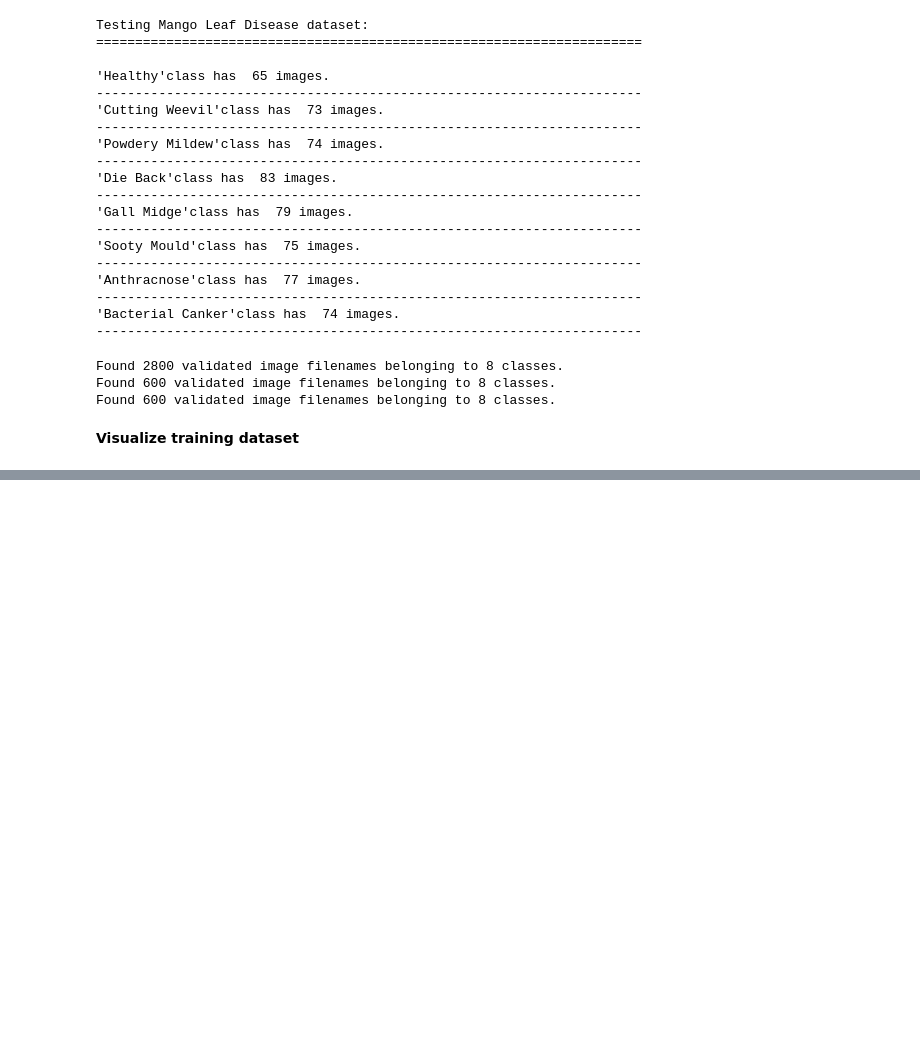
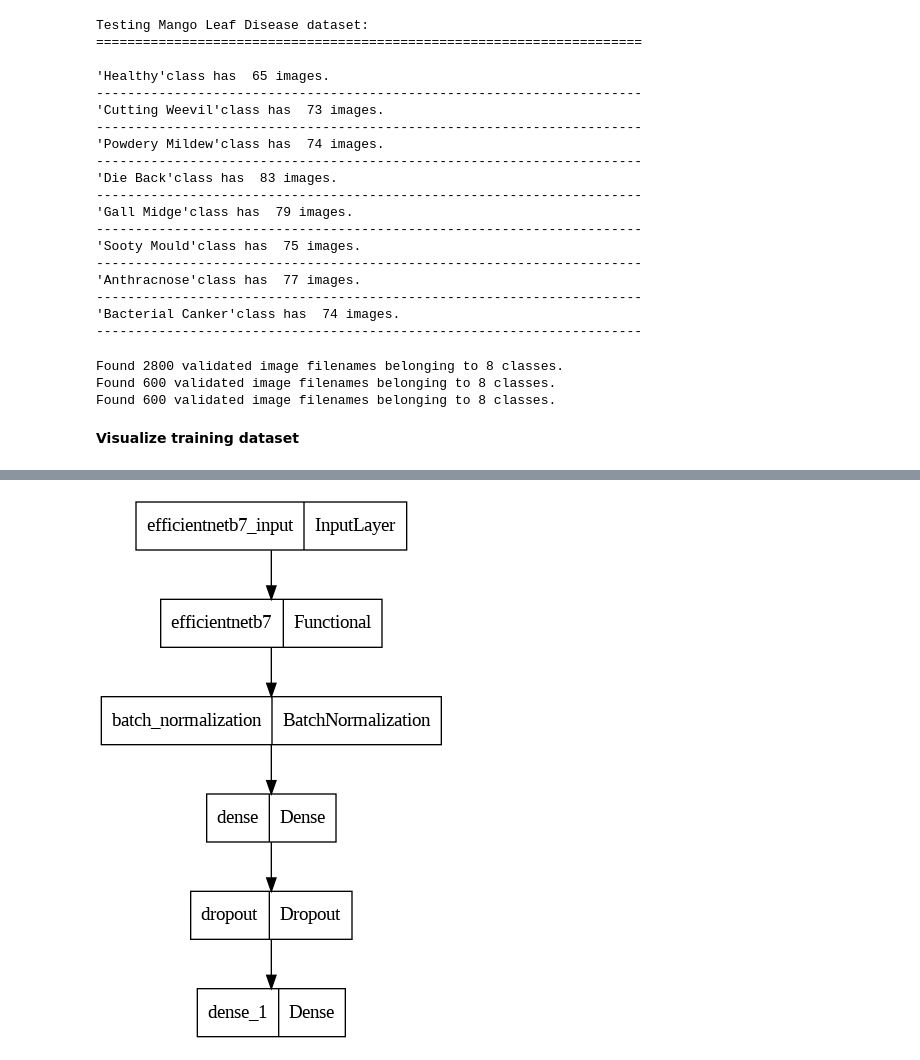
Before and after one commit to mehdihasan010/Learn_ML, a Jupyter notebook: MangoLeafDisease.ipynb, the cells around one changed output, grey strips where cells are left out. Cells and saved outputs as stored; diff of their text form; code cells hidden in the pictures; blank space fills up the shorter version.

```diff
--- a/MangoLeafDisease.ipynb
+++ b/MangoLeafDisease.ipynb
@@ -376,0 +388,25 @@ plt.show()
+# %%
+img_size = (224, 224)
+
+channels = 3
+
+img_shape = (img_size[0], img_size[1], channels)
+
+class_count = len(list(train_gen.class_indices.keys()))
+
+base_model = tf.keras.applications.efficientnet.EfficientNetB7(include_top=False, weights="imagenet", input_shape=img_shape, pooling='max')
+
+base_model.trainable = False
+
+model = Sequential([
+    base_model,
+    BatchNormalization(axis=-1, momentum=0.99, epsilon=0.001),
+    Dense(128, kernel_regularizer=regularizers.l2(l=0.016), activity_regularizer=regularizers.l1(0.006),
+          bias_regularizer=regularizers.l1(0.006), activation='relu'),
+    Dropout(rate=0.45, seed=123),
+    Dense(class_count, activation='softmax')
+])
+model.compile(Adamax(learning_rate=0.002), loss='categorical_crossentropy', metrics=['accuracy'])
+
+
+model.summary()
@@ -376,0 +451,5 @@ plt.show()
+# %%
+from keras.utils import plot_model
+plot_model(model)
+# %% [output]
+[figure, added]
```
Also changed, not shown: parts of 21 cells of this notebook.
